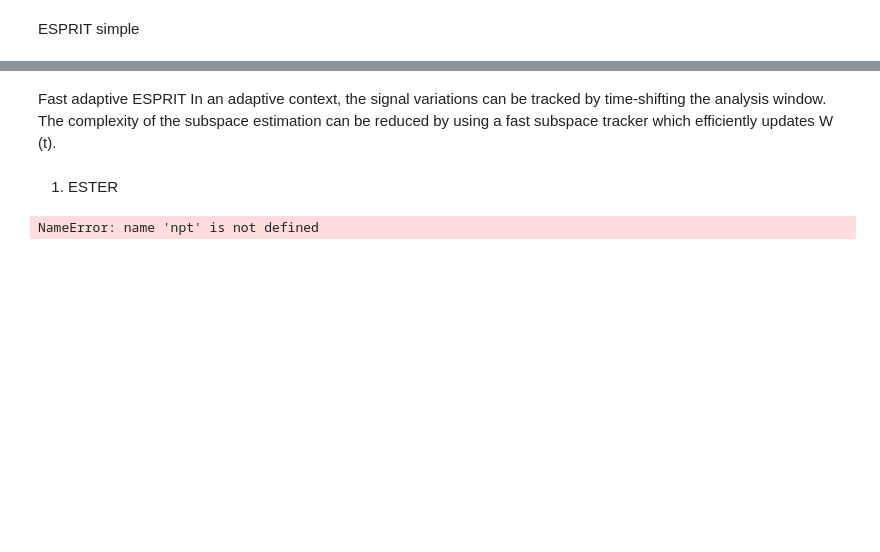
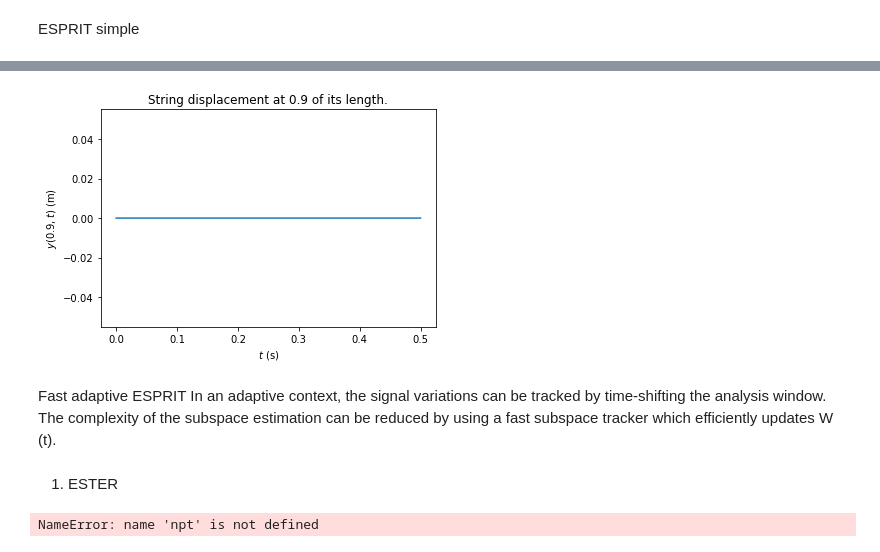
Before and after one commit to piptouque/atiam_pam_hrparam, a Jupyter notebook: source/ESPRIT-Min.ipynb, the cells around one changed output, grey strips where cells are left out. Drawn from its saved outputs; the diff is of its cells as text; code cells hidden in the pictures; blank space fills up the shorter version.

```diff
--- a/source/ESPRIT-Min.ipynb
+++ b/source/ESPRIT-Min.ipynb
@@ -37,3 +139,12 @@ def esti_espace(Rxx, K):
+# %%
+plt.figure()
+plt.plot(t, y)
+plt.xlabel("$t$ (s)")
+plt.ylabel(f"$y({x_vis}, t)$ (m)")
+plt.title(f"String displacement at {x_vis} of its length.")
+plt.show()
+# %% [output]
+[figure, added]
 # %%
 def esti_fre_amort(W):
     W_down = W[0:n-1,:]
```
Also changed, not shown: parts of 11 cells of this notebook.
